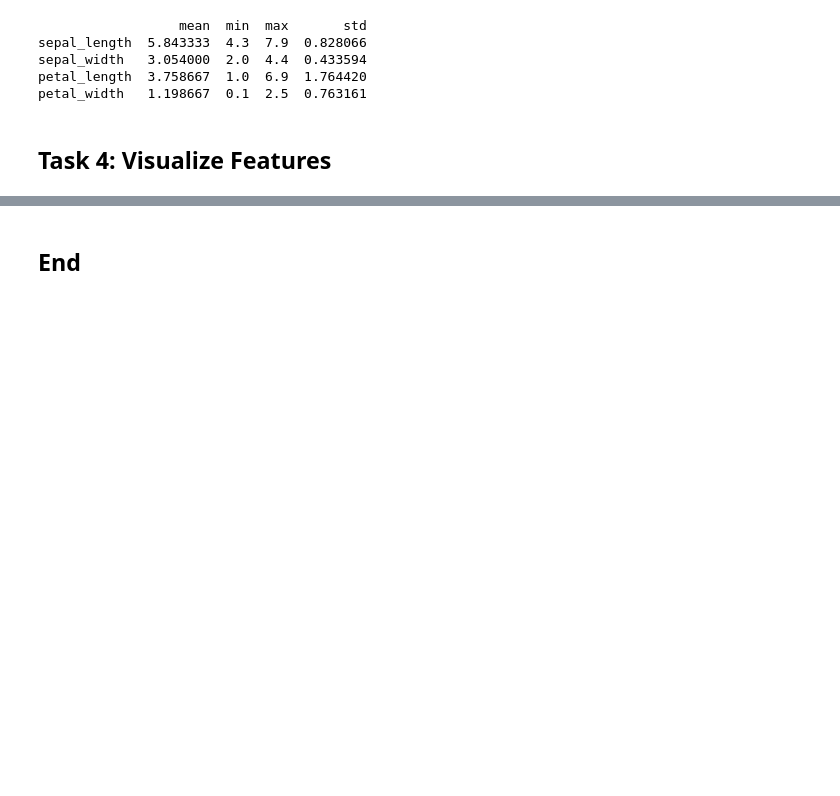
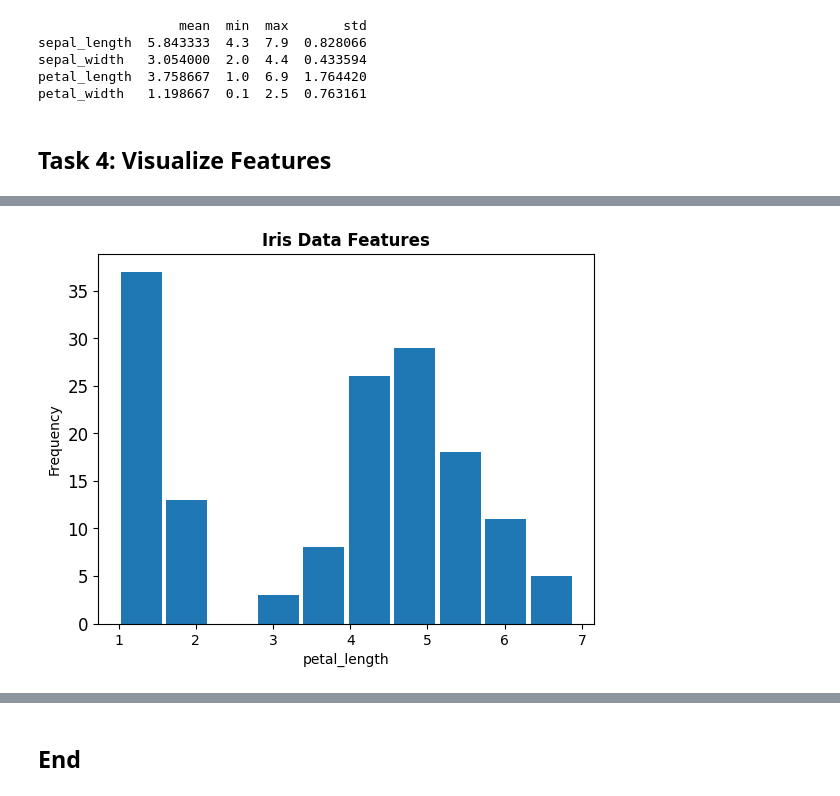
Before and after one commit to HewaOrang/principles_of_data_analytics, a Jupyter notebook: tasks.ipynb, the cells around one changed output, grey strips where cells are left out. Cells and saved outputs as stored; diff of their text form; code cells hidden in the pictures; blank space fills up the shorter version.

```diff
--- a/tasks.ipynb
+++ b/tasks.ipynb
@@ -119,0 +164,20 @@ import numpy as np
+# %%
+ax = df["petal_length"].hist(grid=False, # Remove grid
+                        xlabelsize=10, # Change size of labels on the x-axis
+                        ylabelsize=12, # Change size of labels on the y-axis
+                        # bins=20, # Number of bins
+                        # edgecolor='black', # Color of the border
+                        # color='orange', # Color of the bins
+                        rwidth=0.9, # Space between bins
+                        # legend =('petal_length')
+                       )
+ax.set_title('Iris Data Features', weight='bold')
+
+# Add label names
+ax.set_xlabel('petal_length')
+ax.set_ylabel('Frequency')
+
+# Show the plot
+ax = plt.show()
+# %% [output]
+[figure, added]
```
Also changed, not shown: parts of 4 cells of this notebook.
